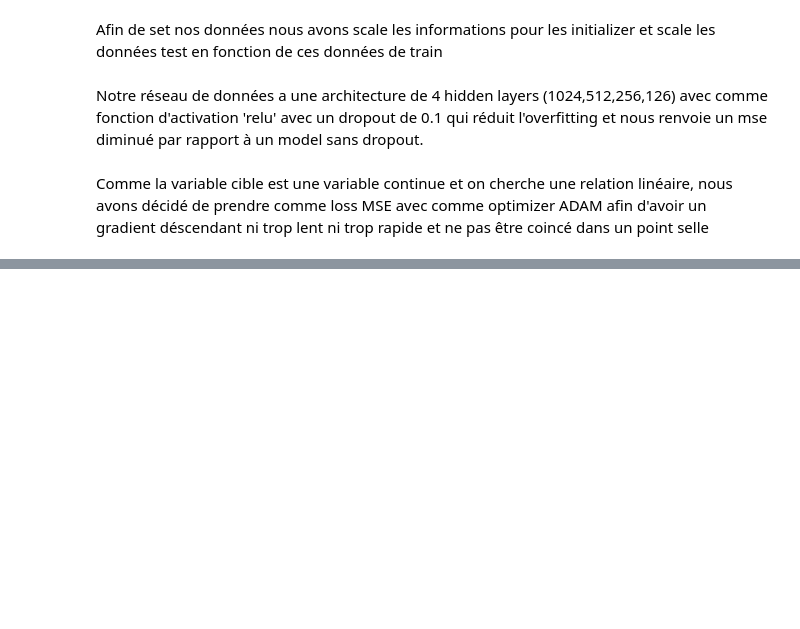
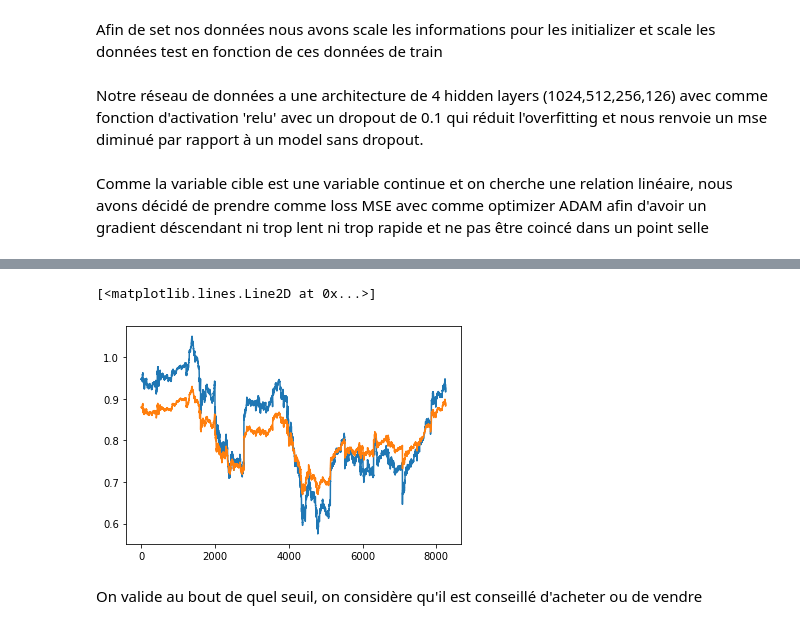
Before and after one commit to samirLazzali/SP500_tensorflow, a Jupyter notebook: Keras first try.ipynb, the cells around one changed output, grey strips where cells are left out. Saved outputs shown, nothing was run; the diff lists cells and outputs as text; code cells hidden in the pictures; blank space fills up the shorter version.

```diff
--- a/Keras first try.ipynb
+++ b/Keras first try.ipynb
@@ -90,0 +105,8 @@ MSE: 0.003234
+# %%
+plt.plot(y_test)
+plt.plot(pred_test)
+# %% [output]
+[<matplotlib.lines.Line2D at 0x...>]
+[figure, added]
+# %% [markdown]
+On valide au bout de quel seuil, on considère qu'il est conseillé d'acheter ou de vendre
```
Also changed, not shown: parts of 11 cells of this notebook.
